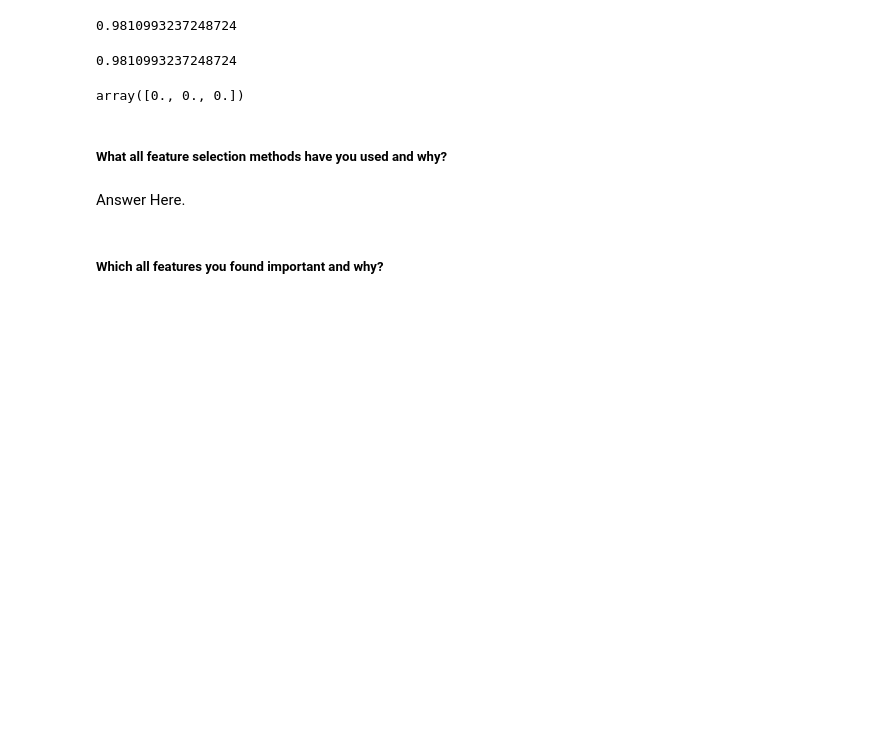
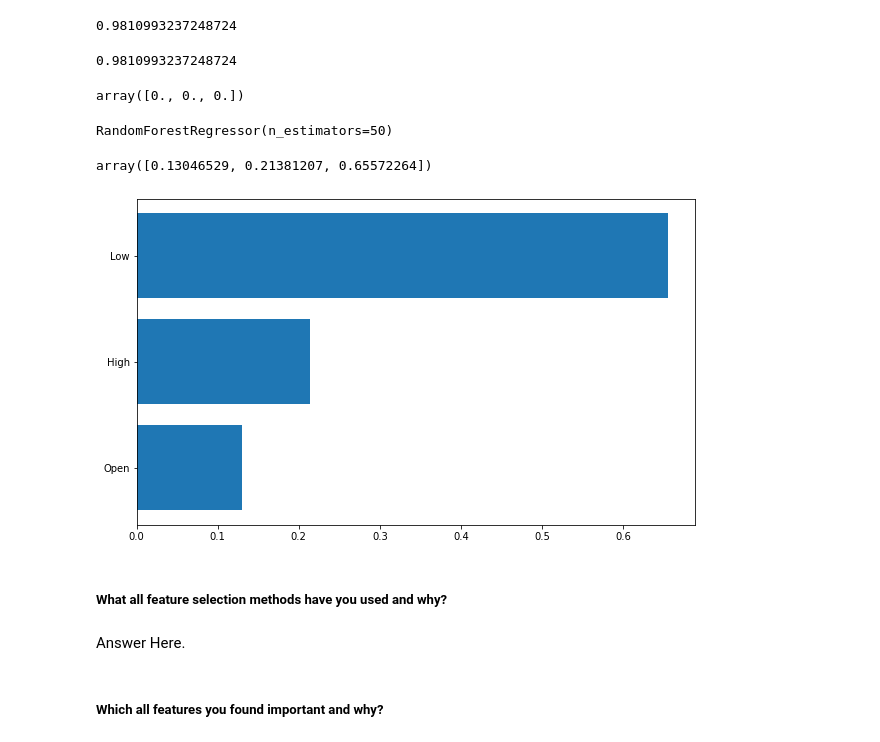
Before and after one commit to LuvMutreja/Yes-Bank-Closing-Stock-Price-Prediction, a Jupyter notebook: Regression_Project_Yes_Bank_Stock_Closing_Price_Prediction_.ipynb, the cells around one changed output. Saved outputs shown, nothing was run; the diff lists cells and outputs as text; code cells hidden in the pictures; blank space fills up the shorter version.

```diff
--- a/Regression_Project_Yes_Bank_Stock_Closing_Price_Prediction_.ipynb
+++ b/Regression_Project_Yes_Bank_Stock_Closing_Price_Prediction_.ipynb
@@ -1333,6 +1321,20 @@ print(n,p)
 f_regression(x,y)[1].round(100)
 # %% [output]
 array([0., 0., 0.])
+# %%
+rf=RandomForestRegressor(n_estimators=50)
+rf.fit(x_train,y_train)
+# %% [output]
+RandomForestRegressor(n_estimators=50)
+# %%
+rf.feature_importances_
+# %% [output]
+array([0.13046529, 0.21381207, 0.65572264])
+# %%
+plt.barh(['Open','High','Low'],rf.feature_importances_)
+plt.show()
+# %% [output]
+[figure, added]
 # %% [markdown]
 ##### What all feature selection methods have you used  and why?
 # %% [markdown]
```
Also changed, not shown: parts of 119 cells of this notebook.
